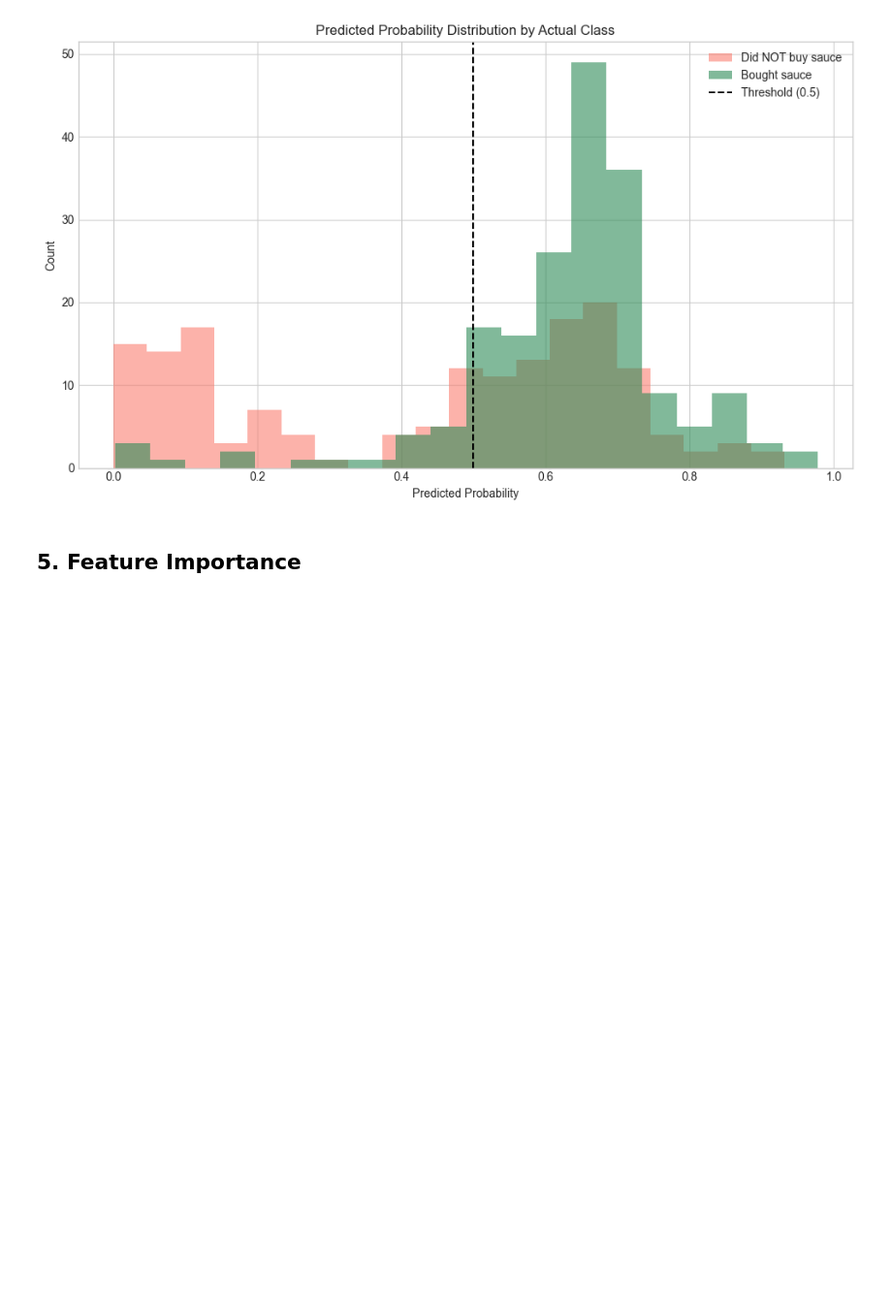
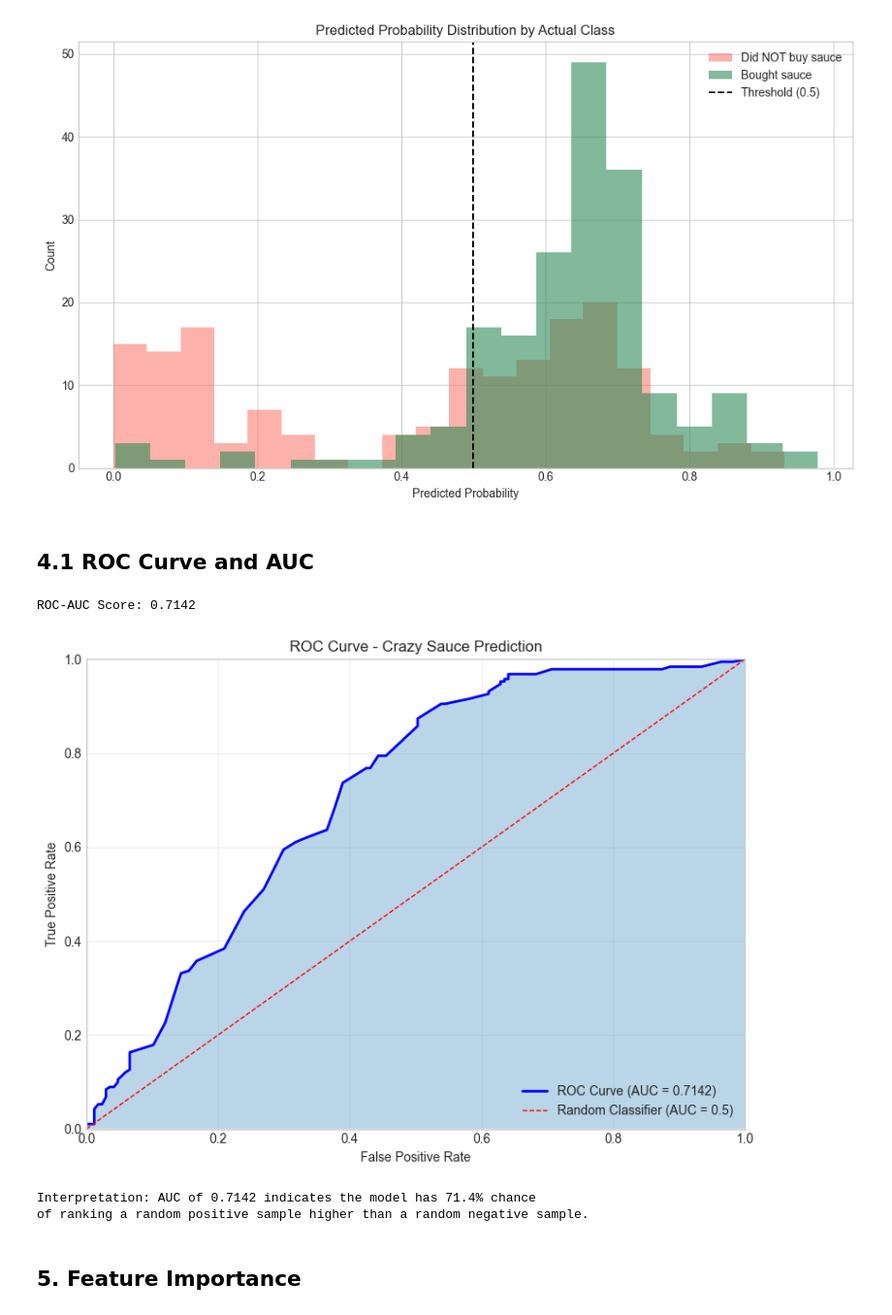
Before and after one commit to lisaioanamercas/Practical-Assignment-Machine-Learning-2025-Fall, a Jupyter notebook: notebooks/02_lr_crazy_sauce.ipynb, the cells around one changed output. Shown at 97% size. Drawn from its saved outputs; the diff is of its cells as text; code cells hidden in the pictures; blank space fills up the shorter version.

```diff
--- a/notebooks/02_lr_crazy_sauce.ipynb
+++ b/notebooks/02_lr_crazy_sauce.ipynb
@@ -36,7 +38,7 @@ np.random.seed(42)
 # %%
 # Load raw data
 DATA_PATH = Path('../data/raw/ap_dataset.csv')
-df = load_raw_data(DATA_PATH)
+df = load_raw_data(str(DATA_PATH))
 
 print(f"Total rows: {len(df)}")
 print(f"Total receipts: {df['id_bon'].nunique()}")
@@ -235,3 +237,5 @@ plt.savefig('../results/lr1_probability_distribution.png', dpi=150, bbox_inches=
 plt.show()
 # %% [output]
 [figure]
+# %% [markdown]
+## 4.1 ROC Curve and AUC
@@ -238,3 +248,38 @@ plt.show()
+# %%
+# ROC Curve and AUC Score
+from models.evaluation import roc_curve, roc_auc_score
+
+# Calculate ROC curve
+fpr, tpr, thresholds = roc_curve(y_test, y_pred_proba)
+auc = roc_auc_score(y_test, y_pred_proba)
+
+print(f"ROC-AUC Score: {auc:.4f}")
+
+# Plot ROC curve
+fig, ax = plt.subplots(figsize=(8, 6))
+ax.plot(fpr, tpr, 'b-', linewidth=2, label=f'ROC Curve (AUC = {auc:.4f})')
+ax.plot([0, 1], [0, 1], 'r--', linewidth=1, label='Random Classifier (AUC = 0.5)')
+ax.fill_between(fpr, tpr, alpha=0.3)
+
+ax.set_xlabel('False Positive Rate')
+ax.set_ylabel('True Positive Rate')
+ax.set_title('ROC Curve - Crazy Sauce Prediction')
+ax.legend(loc='lower right')
+ax.grid(True, alpha=0.3)
+ax.set_xlim(0, 1)
+ax.set_ylim(0, 1)
+
+plt.tight_layout()
+plt.savefig('../results/lr1_roc_curve.png', dpi=150, bbox_inches='tight')
+plt.show()
+
+print(f"\nInterpretation: AUC of {auc:.4f} indicates the model has {auc*100:.1f}% chance")
+print("of ranking a random positive sample higher than a random negative sample.")
+# %% [output]
+ROC-AUC Score: 0.7142
+[figure, added]
+Interpretation: AUC of 0.7142 indicates the model has 71.4% chance
+of ranking a random positive sample higher than a random negative sample.
 # %% [markdown]
 ## 5. Feature Importance
 # %%
```
Also changed, not shown: parts of 3 cells of this notebook, 15 other files.
